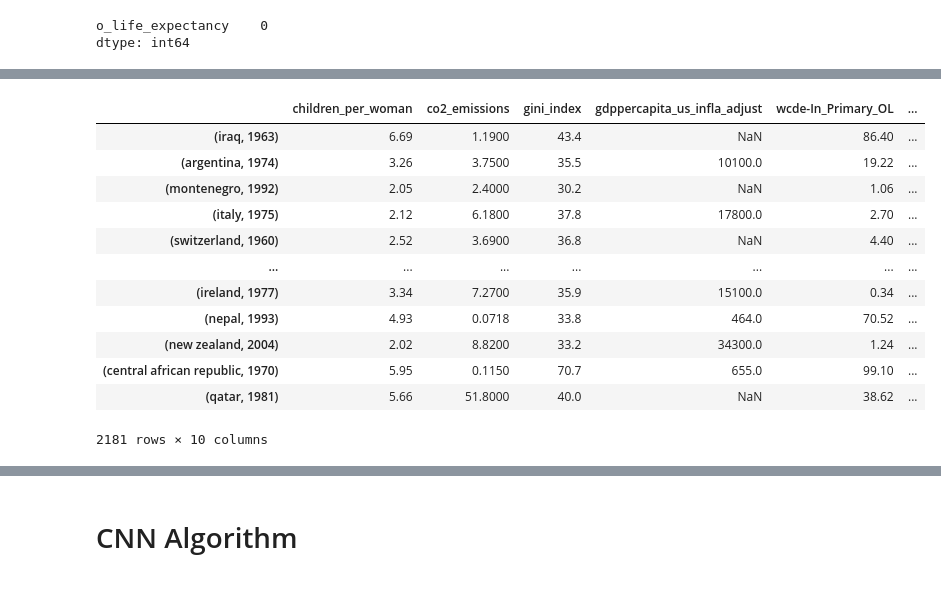
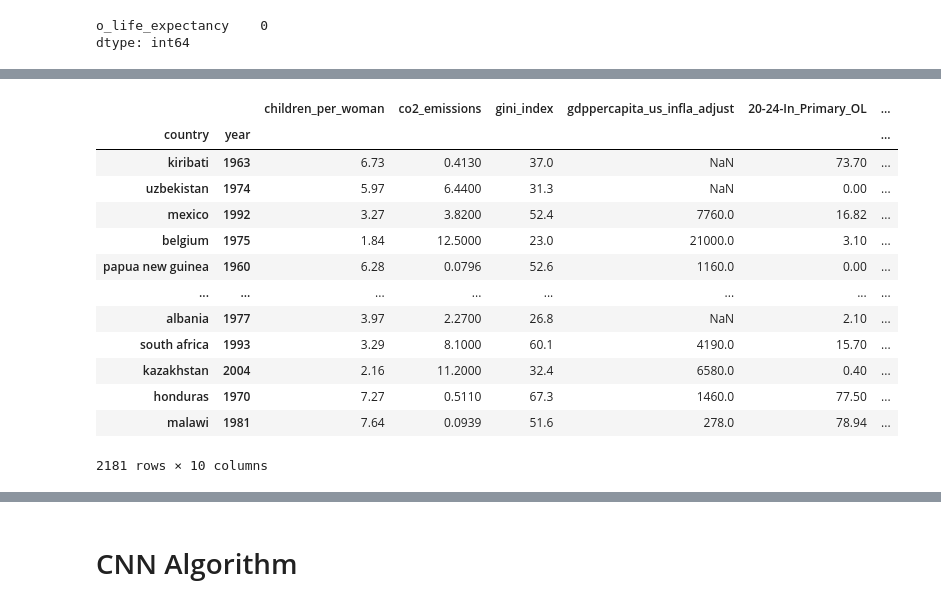
Before and after one commit to jaya-shankar/Human-Development-Prediction, a Jupyter notebook: life_expectancy_model.ipynb, the cells around one changed output, grey strips where cells are left out. Drawn from its saved outputs; the diff is of its cells as text; code cells hidden in the pictures.

```diff
--- a/life_expectancy_model.ipynb
+++ b/life_expectancy_model.ipynb
@@ -146,4 +190,36 @@ len(common_countries)
+# %%
+def load_datasets_to_pd(datasets,keys,include_output=True):
+  combined_df = pd.DataFrame(keys,columns=['country','year'])
+  for dataset in datasets:
+    combined_df[dataset] = [math.nan]*len(combined_df)
+    df = pd.read_csv(datasets_path[dataset])
+    df["Country"] = df["Country"].str.lower()
+    df.set_index("Country", inplace=True)
+    for e in range(len(combined_df)):
+      country = combined_df.iloc[e].country
+      year    = combined_df.iloc[e].year
+      combined_df.at[e,dataset] = df.loc[country][year]
+
+  if include_output:
+    label = "o_"+OUTPUT
+    combined_df[label] = [math.nan]*len(combined_df)
+    df = pd.read_csv(datasets_path[output])
+    df["Country"] = df["Country"].str.lower()
+    df.set_index("Country", inplace=True)
+    for e in range(len(combined_df)):
+      country = combined_df.iloc[e].country
+      year    = int(combined_df.iloc[e].year)
+      combined_df.at[e,label] = df.loc[country][str( year + PREDICT_FUTURE )]
+    combined_df.set_index(["country","year"], inplace=True)
+  return combined_df
+# %%
+def combine_dfs(X,y):
+  label = y.columns[0]
+  X[label] = y
+  X.dropna(subset=[label],inplace=True)
+  return X
 # %%
 # creating a list of all countries & years
-countries = list(common_countries)
+countries = find_common_countries(datasets)
 years     = [y for y in range(1960,2015-PREDICT_FUTURE+1)]
+keys      = generate_indices(countries, years)
@@ -184,7 +226,7 @@ columns.extend(output_columns)
 # %%
-input_df = pd.DataFrame.from_dict(big_dic,orient='index', columns = columns)
-output_df = input_df[["o_"+o for o in OUTPUTS]]
-input_df.drop(labels=["o_"+o for o in OUTPUTS], axis = 1, inplace=True)
+input_df            = load_datasets_to_pd(datasets,keys)
+output_df           = input_df[["o_" + OUTPUT]]
+input_df.drop(labels=["o_" + OUTPUT], axis = 1, inplace=True)
 # %%
 X_train, X_test, y_train, y_test = train_test_split(input_df, output_df, test_size=0.30, random_state=43)
 # %%
@@ -247,17 +291,18 @@ y_train
 5087 rows × 1 columns
 # %%
-combine_dfs("o_"+OUTPUTS[0],X_test,y_test)
+combine_dfs(X_test,y_test)
 # %% [output]
-|  | children_per_woman | co2_emissions | gini_index | gdppercapita_us_infla_adjust | wcde-In_Primary_OL | ... |
-| (iraq, 1963) | 6.69 | 1.1900 | 43.4 | NaN | 86.40 | ... |
-| (argentina, 1974) | 3.26 | 3.7500 | 35.5 | 10100.0 | 19.22 | ... |
-| (montenegro, 1992) | 2.05 | 2.4000 | 30.2 | NaN | 1.06 | ... |
-| (italy, 1975) | 2.12 | 6.1800 | 37.8 | 17800.0 | 2.70 | ... |
-| (switzerland, 1960) | 2.52 | 3.6900 | 36.8 | NaN | 4.40 | ... |
-| ... | ... | ... | ... | ... | ... | ... |
-| (ireland, 1977) | 3.34 | 7.2700 | 35.9 | 15100.0 | 0.34 | ... |
-| (nepal, 1993) | 4.93 | 0.0718 | 33.8 | 464.0 | 70.52 | ... |
-| (new zealand, 2004) | 2.02 | 8.8200 | 33.2 | 34300.0 | 1.24 | ... |
-| (central african republic, 1970) | 5.95 | 0.1150 | 70.7 | 655.0 | 99.10 | ... |
-| (qatar, 1981) | 5.66 | 51.8000 | 40.0 | NaN | 38.62 | ... |
+|  |  | children_per_woman | co2_emissions | gini_index | gdppercapita_us_infla_adjust | 20-24-In_Primary_OL | ... |
+| country | year |  |  |  |  |  | ... |
+| kiribati | 1963 | 6.73 | 0.4130 | 37.0 | NaN | 73.70 | ... |
+| uzbekistan | 1974 | 5.97 | 6.4400 | 31.3 | NaN | 0.00 | ... |
+| mexico | 1992 | 3.27 | 3.8200 | 52.4 | 7760.0 | 16.82 | ... |
+| belgium | 1975 | 1.84 | 12.5000 | 23.0 | 21000.0 | 3.10 | ... |
+| papua new guinea | 1960 | 6.28 | 0.0796 | 52.6 | 1160.0 | 0.00 | ... |
+| ... | ... | ... | ... | ... | ... | ... | ... |
+| albania | 1977 | 3.97 | 2.2700 | 26.8 | NaN | 2.10 | ... |
+| south africa | 1993 | 3.29 | 8.1000 | 60.1 | 4190.0 | 15.70 | ... |
+| kazakhstan | 2004 | 2.16 | 11.2000 | 32.4 | 6580.0 | 0.40 | ... |
+| honduras | 1970 | 7.27 | 0.5110 | 67.3 | 1460.0 | 77.50 | ... |
+| malawi | 1981 | 7.64 | 0.0939 | 51.6 | 278.0 | 78.94 | ... |
 2181 rows × 10 columns
```
Also changed, not shown: parts of 27 cells of this notebook.
